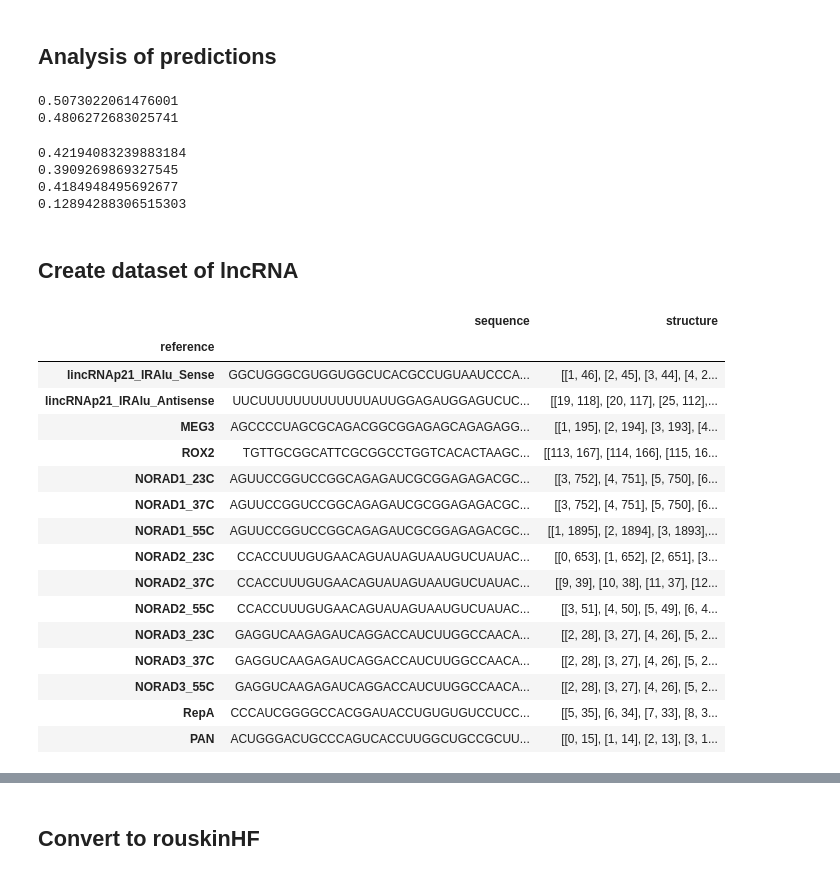
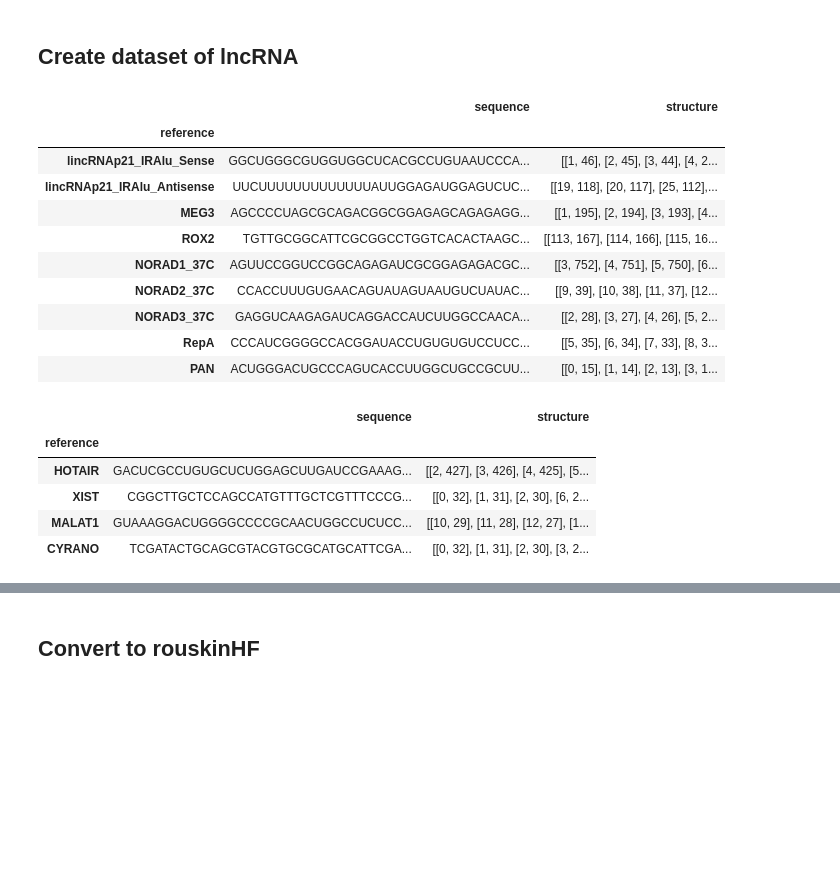
Before and after one commit to rouskinlab/efold_data, a Jupyter notebook: lncRNA/lncRNA.ipynb, the cells around one changed output, grey strips where cells are left out. Saved outputs shown, nothing was run; the diff lists cells and outputs as text; code cells hidden in the pictures; blank space fills up the shorter version.

```diff
--- a/lncRNA/lncRNA.ipynb
+++ b/lncRNA/lncRNA.ipynb
@@ -99,2 +96,0 @@ list
-# %% [markdown]
-## Analysis of predictions
@@ -112,59 +97,33 @@ df_comparison['length'] = df_comparison['sequence'].apply(len)
-# %%
-import plotly.express as px
-fig = px.scatter(df_comparison, x='length', y='F1', trendline='ols')
-fig.show()
-
-print(df_comparison[df_comparison['length'] > 500]['F1'].mean())
-print(df_comparison[df_comparison['length'] < 500]['F1'].mean())
-# %% [output]
-0.5073022061476001
-0.4806272683025741
-# %%
-ground_truth_lcRNA = read_fasta('data/lncRNAs.fasta').set_index('reference').rename(columns={'structure': 'structure_true'})
-
-rnastructure_pred_lncRNA = read_fasta('data/RNAstructure_lnc.fasta').set_index('reference').rename(columns={'structure': 'structure_pred'})
-
-df_comparison_lncRNA = ground_truth_lcRNA.reset_index().merge(rnastructure_pred_lncRNA.reset_index())
-df_comparison_lncRNA['F1'] = df_comparison_lncRNA.apply(lambda x: compute_f1(dotbracket2Matrix(x['structure_true']), dotbracket2Matrix(x['structure_pred'])), axis=1)
-df_comparison_lncRNA['length'] = df_comparison_lncRNA['sequence'].apply(len)
-
-import plotly.express as px
-fig = px.scatter(df_comparison_lncRNA.reset_index(), x='length', y='F1', trendline='ols', hover_data=['reference'])
-fig.show()
-
-print(df_comparison_lncRNA[df_comparison_lncRNA['length'] > 500]['F1'].mean())
-print(df_comparison_lncRNA[df_comparison_lncRNA['length'] < 500]['F1'].mean())
-print(df_comparison_lncRNA['F1'].mean())
-print(df_comparison_lncRNA['F1'].std())
-# %% [output]
-0.42194083239883184
-0.3909269869327545
-0.4184948495692677
-0.12894288306515303
 # %% [markdown]
 ## Create dataset of lncRNA
 # %%
-ground_truth_lcRNA = read_fasta('data/lncRNAs.fasta').set_index('reference').rename(columns={'structure': 'structure_true'})
-ground_truth_lcRNA['structure'] = ground_truth_lcRNA['structure_true'].apply(lambda x: dotbracket2Pairs(x))
+ground_truth_lcRNA = read_fasta('data/lncRNAs.fasta').set_index('reference')
+ground_truth_lcRNA['structure'] = ground_truth_lcRNA['structure'].apply(lambda x: dotbracket2Pairs(x))
 
-ground_truth_lcRNA.drop(columns=['structure_true'], inplace=True)
+ground_truth_lcRNA.drop(['NORAD1_23C', 'NORAD1_55C', 'NORAD2_23C', 'NORAD2_55C', 'NORAD3_23C', 'NORAD3_55C'], inplace=True)
+
+lcRNA_toCut = ground_truth_lcRNA[ground_truth_lcRNA['sequence'].apply(len) > 2000]
+
 ground_truth_lcRNA = ground_truth_lcRNA[ground_truth_lcRNA['sequence'].apply(len) <=2000]
 ground_truth_lcRNA
 # %% [output]
 |  | sequence | structure |
 | reference |  |  |
 | lincRNAp21_IRAlu_Sense | GGCUGGGCGUGGUGGCUCACGCCUGUAAUCCCA... | [[1, 46], [2, 45], [3, 44], [4, 2... |
 | lincRNAp21_IRAlu_Antisense | UUCUUUUUUUUUUUUUAUUGGAGAUGGAGUCUC... | [[19, 118], [20, 117], [25, 112],... |
 | MEG3 | AGCCCCUAGCGCAGACGGCGGAGAGCAGAGAGG... | [[1, 195], [2, 194], [3, 193], [4... |
 | ROX2 | TGTTGCGGCATTCGCGGCCTGGTCACACTAAGC... | [[113, 167], [114, 166], [115, 16... |
-| NORAD1_23C | AGUUCCGGUCCGGCAGAGAUCGCGGAGAGACGC... | [[3, 752], [4, 751], [5, 750], [6... |
 | NORAD1_37C | AGUUCCGGUCCGGCAGAGAUCGCGGAGAGACGC... | [[3, 752], [4, 751], [5, 750], [6... |
-| NORAD1_55C | AGUUCCGGUCCGGCAGAGAUCGCGGAGAGACGC... | [[1, 1895], [2, 1894], [3, 1893],... |
-| NORAD2_23C | CCACCUUUGUGAACAGUAUAGUAAUGUCUAUAC... | [[0, 653], [1, 652], [2, 651], [3... |
 | NORAD2_37C | CCACCUUUGUGAACAGUAUAGUAAUGUCUAUAC... | [[9, 39], [10, 38], [11, 37], [12... |
-| NORAD2_55C | CCACCUUUGUGAACAGUAUAGUAAUGUCUAUAC... | [[3, 51], [4, 50], [5, 49], [6, 4... |
-| NORAD3_23C | GAGGUCAAGAGAUCAGGACCAUCUUGGCCAACA... | [[2, 28], [3, 27], [4, 26], [5, 2... |
 | NORAD3_37C | GAGGUCAAGAGAUCAGGACCAUCUUGGCCAACA... | [[2, 28], [3, 27], [4, 26], [5, 2... |
-| NORAD3_55C | GAGGUCAAGAGAUCAGGACCAUCUUGGCCAACA... | [[2, 28], [3, 27], [4, 26], [5, 2... |
 | RepA | CCCAUCGGGGCCACGGAUACCUGUGUGUCCUCC... | [[5, 35], [6, 34], [7, 33], [8, 3... |
 | PAN | ACUGGGACUGCCCAGUCACCUUGGCUGCCGCUU... | [[0, 15], [1, 14], [2, 13], [3, 1... |
+# %%
+lcRNA_toCut
+# %% [output]
+|  | sequence | structure |
+| reference |  |  |
+| HOTAIR | GACUCGCCUGUGCUCUGGAGCUUGAUCCGAAAG... | [[2, 427], [3, 426], [4, 425], [5... |
+| XIST | CGGCTTGCTCCAGCCATGTTTGCTCGTTTCCCG... | [[0, 32], [1, 31], [2, 30], [6, 2... |
+| MALAT1 | GUAAAGGACUGGGGCCCCGCAACUGGCCUCUCC... | [[10, 29], [11, 28], [12, 27], [1... |
+| CYRANO | TCGATACTGCAGCGTACGTGCGCATGCATTCGA... | [[0, 32], [1, 31], [2, 30], [3, 2... |
```
Also changed, not shown: parts of 12 cells of this notebook, 7 other files.
